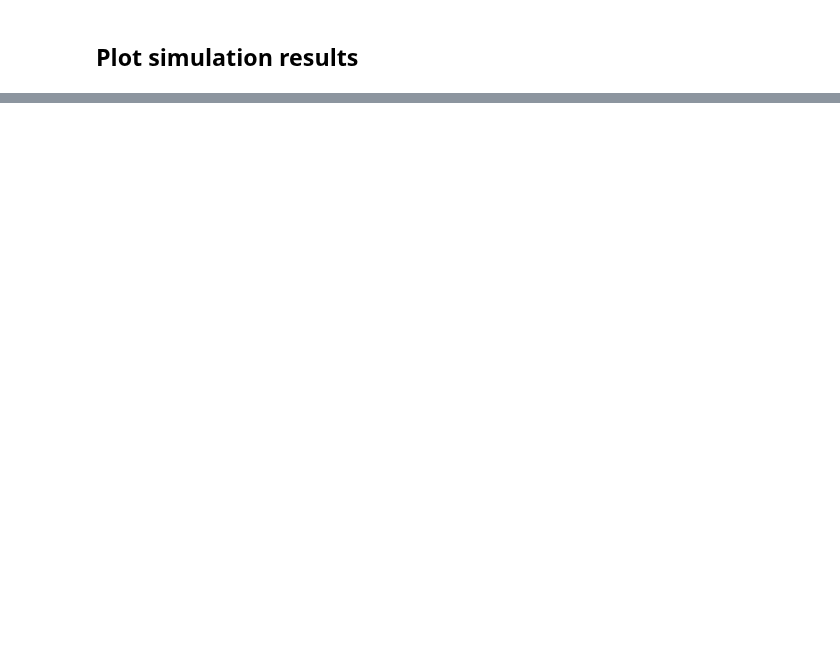
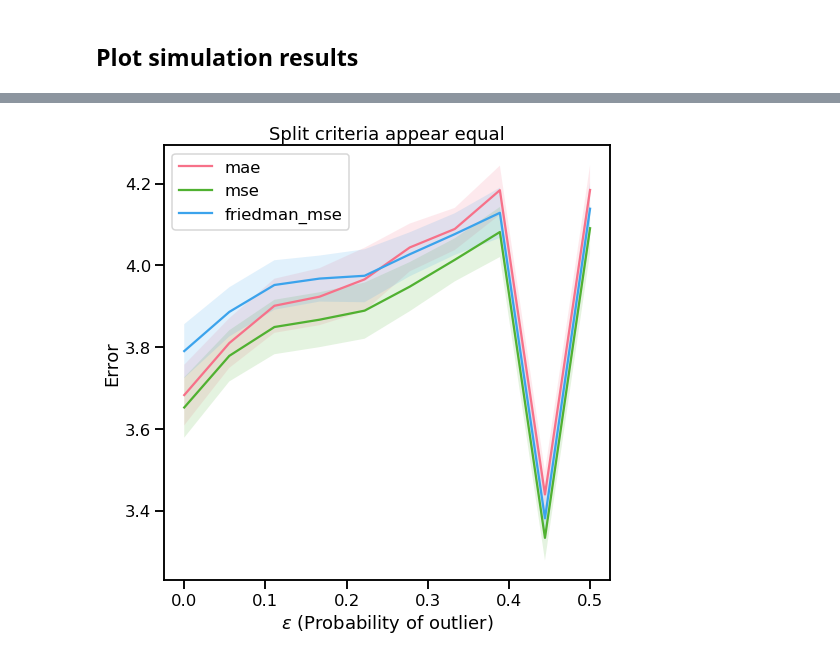
Before and after one commit to NeuroDataDesign/tealeaf, a Jupyter notebook: vivek/simulations/vg_sklearn_splitters_6_11_2019.ipynb, the cells around one changed output, grey strips where cells are left out. Drawn from its saved outputs; the diff is of its cells as text; code cells hidden in the pictures; blank space fills up the shorter version.

```diff
--- a/vivek/simulations/vg_sklearn_splitters_6_11_2019.ipynb
+++ b/vivek/simulations/vg_sklearn_splitters_6_11_2019.ipynb
@@ -112,0 +61,3 @@ plt.show()
+# %%
+df = pd.read_csv("sim3_results.csv", index_col="Unnamed: 0")
+df
@@ -112,0 +76,35 @@ plt.show()
+# %%
+fig, ax = plt.subplots(figsize=(8, 8))
+c = sns.color_palette("husl", n_colors=3)
+
+x = df["epsilon"].values
+
+for i, criterion in enumerate(["mae", "mse", "friedman_mse"]):
+
+    col = criterion + "_score"
+    y = df[col].values
+    ax.plot(x, y, label=criterion, c=c[i])
+
+    col = criterion + "_std"
+    errors = df[col].values
+
+    ax.fill_between(
+        x=x,
+        y1=y + 1.96 * errors,
+        y2=y - 1.96 * errors,
+        where=(y + 1.96 * errors >= y - 1.96 * errors),
+        facecolor=c[i],
+        alpha=0.15,
+        interpolate=True
+    )
+
+ax.set(
+    xlabel=r"$\epsilon$ (Probability of outlier)",
+    ylabel="Error",
+    title="Split criteria appear equal",
+)
+
+plt.legend()
+plt.show()
+# %% [output]
+[figure, added]
```
Also changed, not shown: parts of 7 cells of this notebook.
